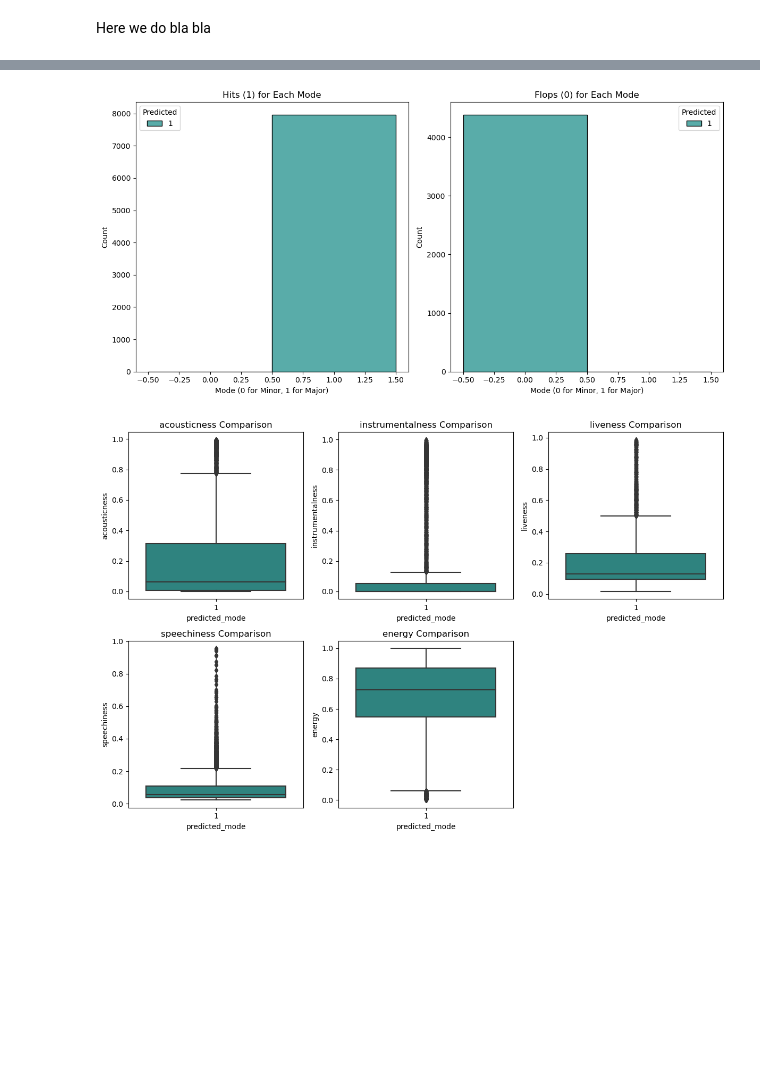
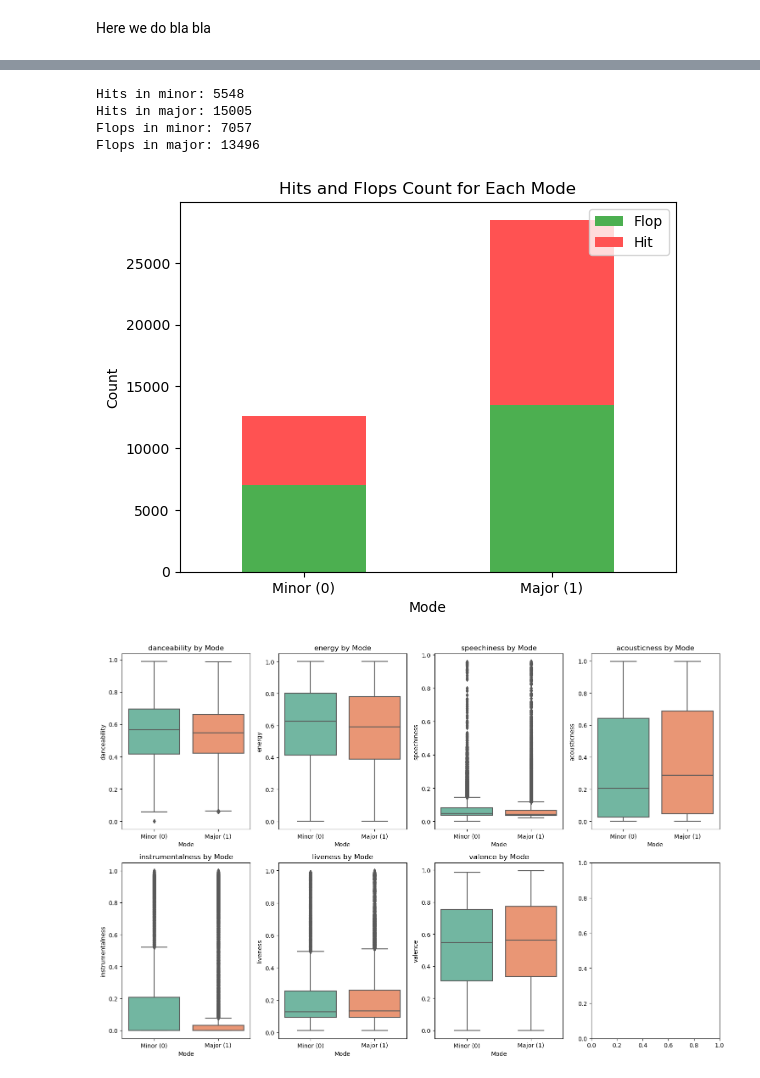
Before and after one commit to jesbor98/music-analysis, a Jupyter notebook: Data Mining project.ipynb, the cells around one changed output, grey strips where cells are left out. Cells and saved outputs as stored; diff of their text form; code cells hidden in the pictures; blank space fills up the shorter version.

Commit message:
update variable names and structure

```diff
--- a/Data Mining project.ipynb
+++ b/Data Mining project.ipynb
@@ -186,55 +143,48 @@ Random Forest Accuracy: 64.49075575737918
 # %%
-from sklearn.ensemble import RandomForestClassifier
-from sklearn.metrics import accuracy_score
+# Group the data by 'mode' and 'target' and count the occurrences
+mode_target_counts = df.groupby(['mode', 'target']).size().unstack(fill_value=0)
 
-# Create a DataFrame to hold the results
-results_df = pd.DataFrame({'Actual': y_test, 'Predicted': y_pred})
+# Print the counts of hits and flops for each mode
+hits_mode_0 = mode_target_counts.loc[0, 1]
+hits_mode_1 = mode_target_counts.loc[1, 1]
+flops_mode_0 = mode_target_counts.loc[0, 0]
+flops_mode_1 = mode_target_counts.loc[1, 0]
 
-# Plotting two histograms for hits and flops
-plt.figure(figsize=(12, 6))
+print(f"Hits in minor: {hits_mode_0}")
+print(f"Hits in major: {hits_mode_1}")
+print(f"Flops in minor: {flops_mode_0}")
+print(f"Flops in major: {flops_mode_1}")
 
-# Plot for hits (1)
-plt.subplot(1, 2, 1)
-sns.histplot(data=results_df[results_df['Actual'] == 1], x='Actual', hue='Predicted', multiple='stack', bins=[-0.5, 0.5, 1.5], palette='viridis')
-plt.title('Hits (1) for Each Mode')
-plt.xlabel('Mode (0 for Minor, 1 for Major)')
+# Plot the histogram
+mode_target_counts.plot(kind='bar', stacked=True, color=['#4CAF50', '#FF5252'])
+plt.title('Hits and Flops Count for Each Mode')
+plt.xlabel('Mode')
 plt.ylabel('Count')
+plt.legend(['Flop', 'Hit'], loc='upper right')
+plt.xticks(ticks=[0, 1], labels=['Minor (0)', 'Major (1)'], rotation=0)
 
-# Plot for flops (0)
-plt.subplot(1, 2, 2)
-sns.histplot(data=results_df[results_df['Actual'] == 0], x='Actual', hue='Predicted', multiple='stack', bins=[-0.5, 0.5, 1.5], palette='viridis')
-plt.title('Flops (0) for Each Mode')
-plt.xlabel('Mode (0 for Minor, 1 for Major)')
-plt.ylabel('Count')
-
-plt.tight_layout()
 plt.show()
 # %% [output]
+Hits in minor: 5548
+Hits in major: 15005
+Flops in minor: 7057
+Flops in major: 13496
-[figure, old version]
+[figure, new version]
 # %%
-import seaborn as sns
+# Set up subplots
+fig, axes = plt.subplots(nrows=2, ncols=4, figsize=(15, 10))
+axes = axes.flatten()
 
-# Assuming df_test is your testing set with predicted_mode column
-# Assuming feature_names_list contains the features you want to compare
-
-# Extract predicted modes and relevant features
-predicted_modes = df_test['predicted_mode']
-features = df_test[feature_names_list]
-
-# Create separate DataFrames for major and minor modes
-major_mode_df = features[predicted_modes == 1]
-minor_mode_df = features[predicted_modes == 0]
-
-# Visual comparison using boxplots
-plt.figure(figsize=(12, 8))
-
-# Iterate through each feature
-for i, feature in enumerate(feature_names_list):
-    plt.subplot(2, 3, i+1)  # 2 rows, 3 columns
-    sns.boxplot(x='predicted_mode', y=feature, data=df_test, palette='viridis')
-    plt.title(f'{feature} Comparison')
+# Plot boxplots for each attribute grouped by 'mode'
+for i, attribute in enumerate(attributes):
+    sns.boxplot(x='mode', y=attribute, data=df, palette='Set2', ax=axes[i])
+    axes[i].set_title(f'{attribute} by Mode')
+    axes[i].set_xlabel('Mode')
+    axes[i].set_ylabel(attribute)
+    axes[i].set_xticks([0, 1])
+    axes[i].set_xticklabels(['Minor (0)', 'Major (1)'])
 
 plt.tight_layout()
 plt.show()
 # %% [output]
-[figure, old version]
+[figure, new version]
```
Also changed, not shown: parts of 8 cells of this notebook.
